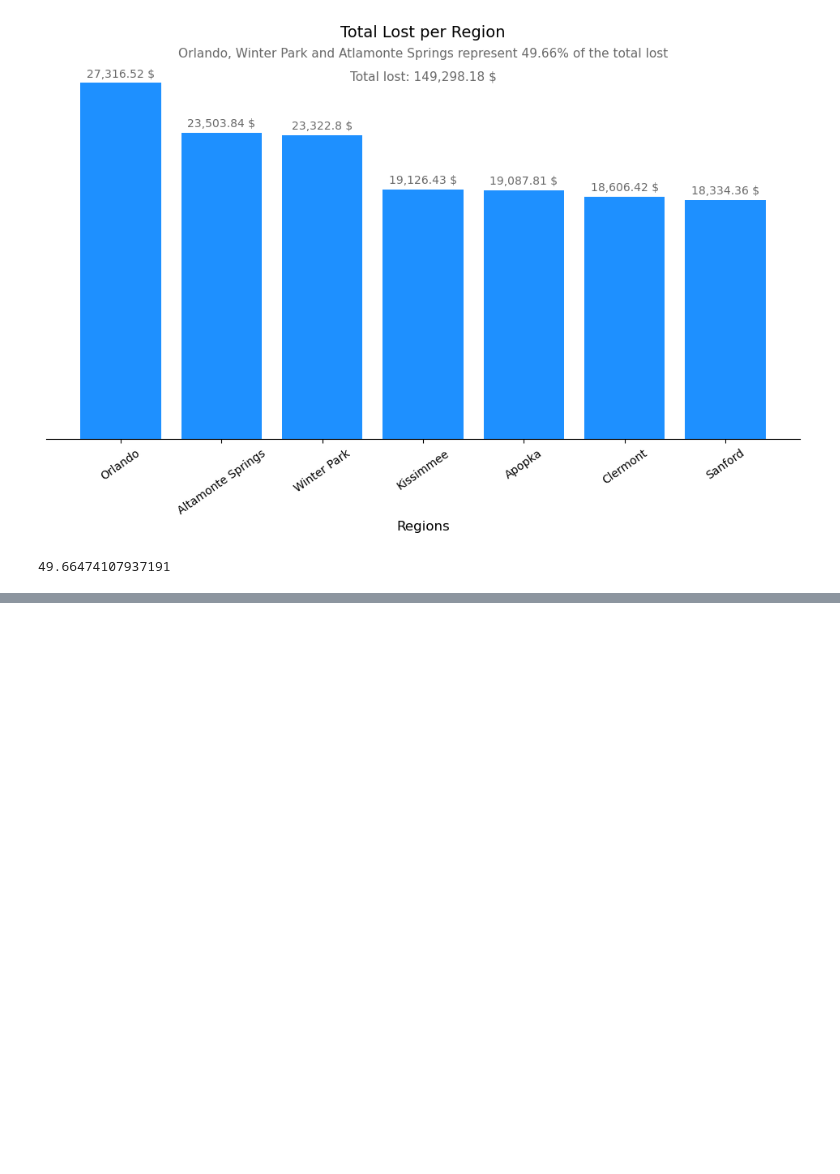
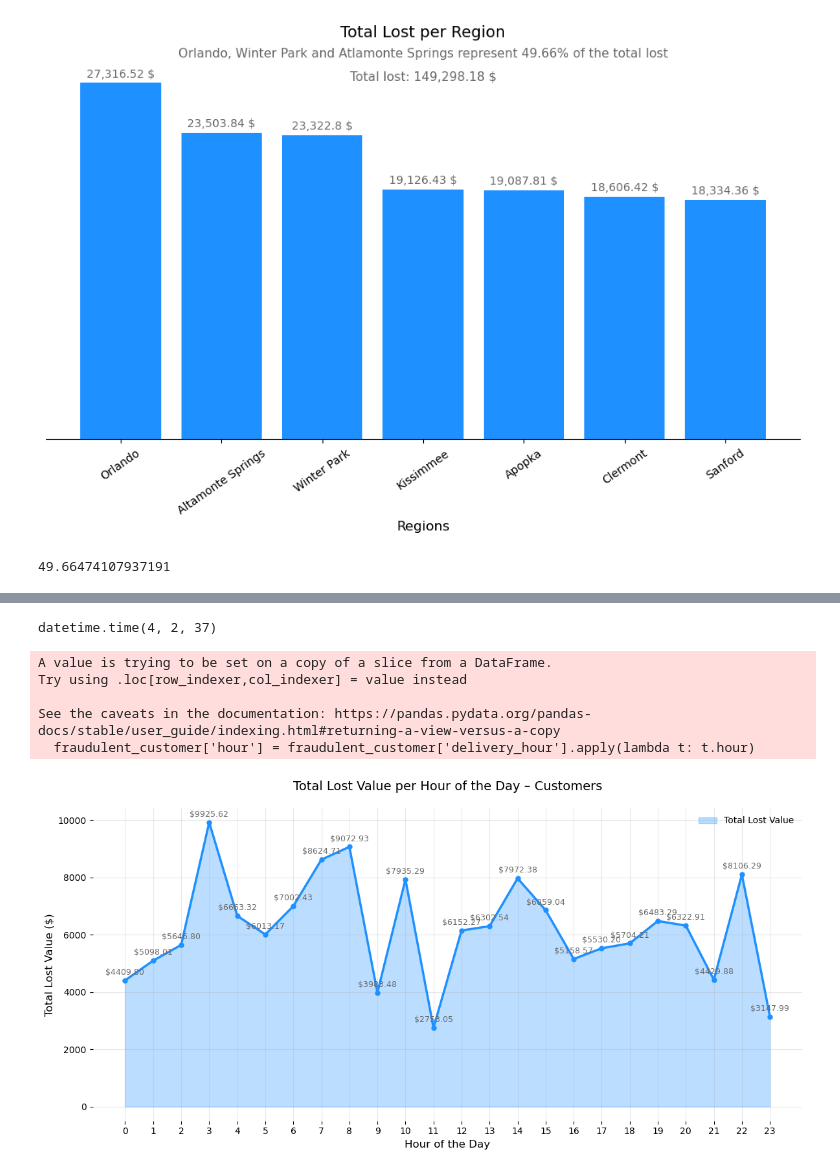
Before and after one commit to Edcysne/Walmart-Project, a Jupyter notebook: first_data_analysis.ipynb, the cells around one changed output, grey strips where cells are left out. Drawn from its saved outputs; the diff is of its cells as text; code cells hidden in the pictures; blank space fills up the shorter version.

```diff
--- a/first_data_analysis.ipynb
+++ b/first_data_analysis.ipynb
@@ -371,0 +912,52 @@ df_nodup.head()
+# %%
+df_nodup['delivery_hour'].iloc[0]
+# %% [output]
+datetime.time(4, 2, 37)
+# %%
+# Area Line Chart – Total Lost Value by Hour of the Day per Customers
+
+fraudulent_customer = df_nodup[
+    (df_nodup['fraudulent_customer?'].notna()) &
+    (df_nodup['total_lost_value'].notna()) &
+    (df_nodup['delivery_hour'].notna())
+]
+
+# Convert delivery_hour (datetime.time) to numeric hour (0–23)
+fraudulent_customer['hour'] = fraudulent_customer['delivery_hour'].apply(lambda t: t.hour)
+
+# Calculate total lost per hour
+hourly_loss = fraudulent_customer.groupby('hour')['total_lost_value'].sum().reset_index()
+
+# Calculate total overall lost
+total_lost = hourly_loss['total_lost_value'].sum()
+
+# Plot
+fig, ax = plt.subplots(figsize=(12, 6))
+ax.fill_between(hourly_loss['hour'], hourly_loss['total_lost_value'],
+                color='dodgerblue', alpha=0.3, label='Total Lost Value')
+ax.plot(hourly_loss['hour'], hourly_loss['total_lost_value'],
+        color='dodgerblue', linewidth=2.5, marker='o', markersize=5)
+
+# Annotate each point with total lost value
+for i, row in hourly_loss.iterrows():
+    ax.text(row['hour'], row['total_lost_value'] + (hourly_loss['total_lost_value'].max() * 0.02),
+            f"${row['total_lost_value']:.2f}", ha='center', fontsize=9, color='dimgray')
+
+# Title includes total lost
+ax.set_title(f'Total Lost Value per Hour of the Day – Customers', fontsize=14, pad=20)
+ax.set_xlabel('Hour of the Day', fontsize=12)
+ax.set_ylabel('Total Lost Value ($)', fontsize=12)
+
+ax.grid(True, alpha=0.3, linestyle='-')
+sns.despine(left=True, bottom=True)
+plt.xticks(range(0, 24))
+plt.tight_layout()
+plt.legend(frameon=False)
+plt.show()
+# %% [output]
+A value is trying to be set on a copy of a slice from a DataFrame.
+Try using .loc[row_indexer,col_indexer] = value instead
+
+See the caveats in the documentation: https://pandas.pydata.org/pandas-docs/stable/user_guide/indexing.html#returning-a-view-versus-a-copy
+  fraudulent_customer['hour'] = fraudulent_customer['delivery_hour'].apply(lambda t: t.hour)
+[figure, added]
```
Also changed, not shown: parts of 34 cells of this notebook.
